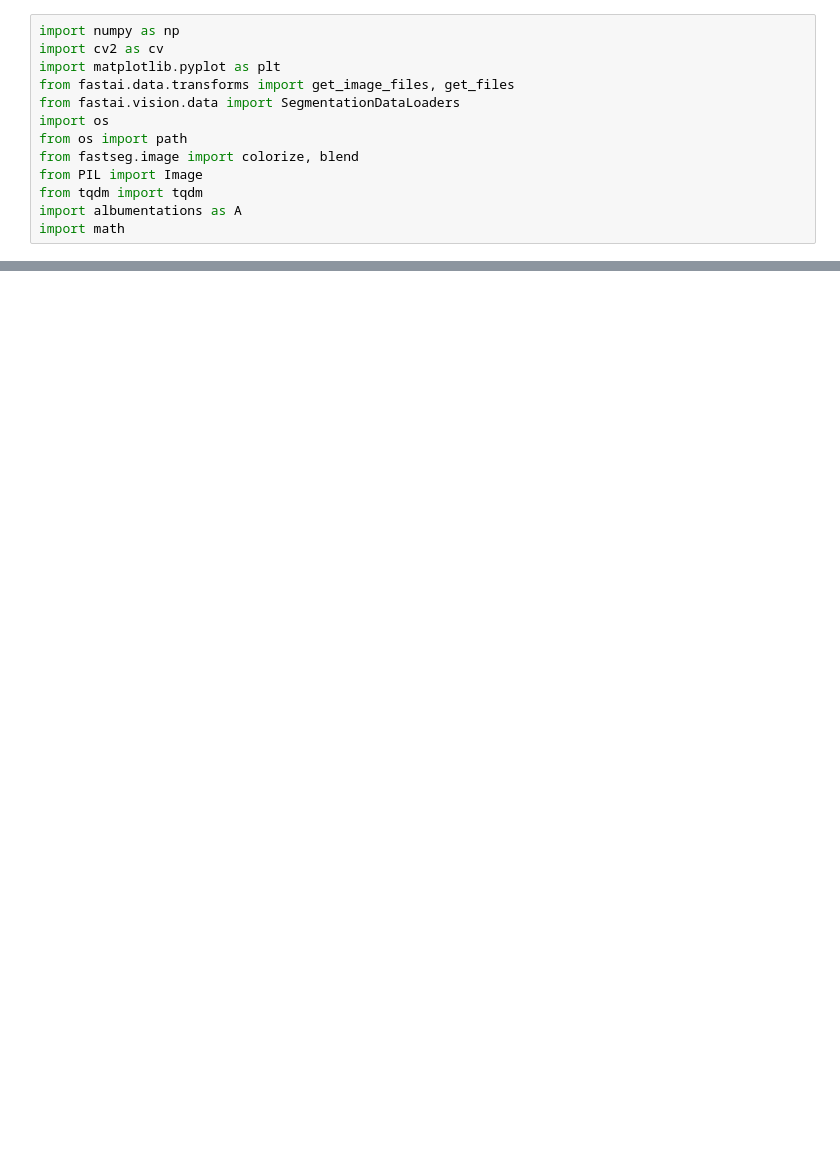
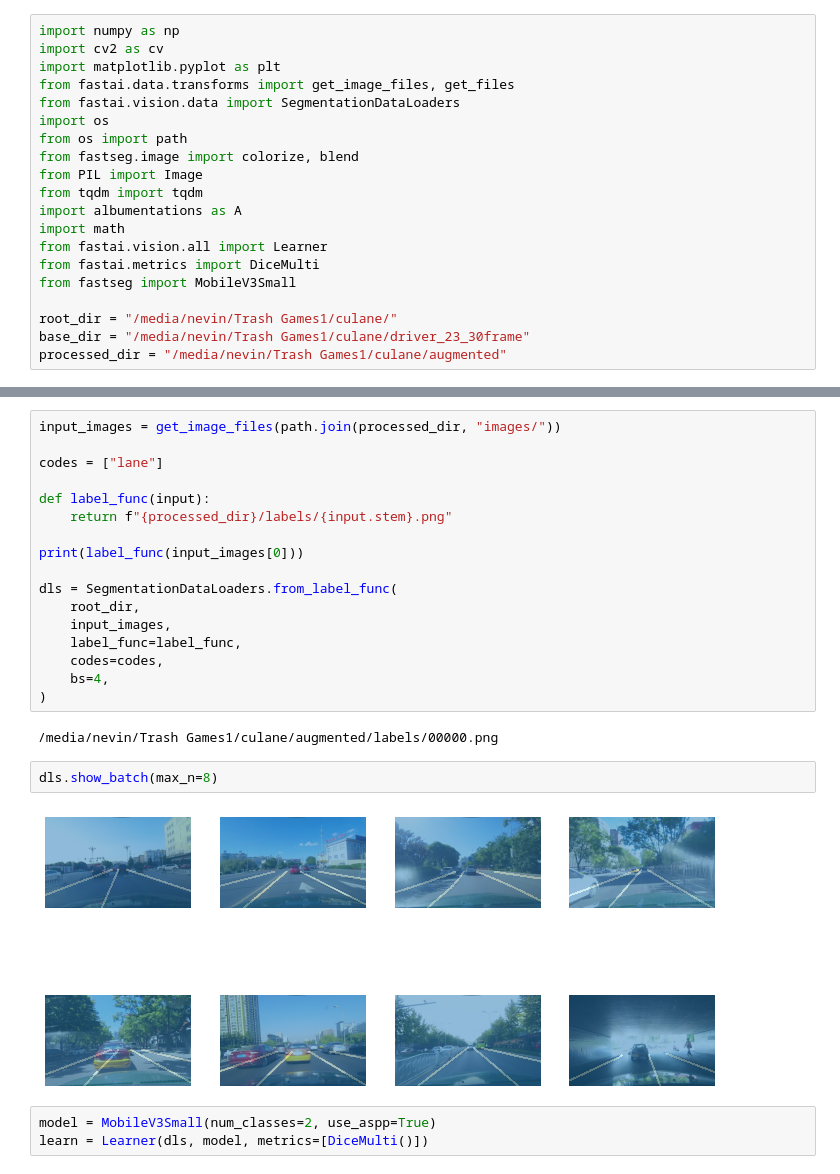
Before and after one commit to nevinpuri/slam, a Jupyter notebook: augmentation.ipynb, the cells around one changed output, grey strips where cells are left out. Cells and saved outputs as stored; diff of their text form; blank space fills up the shorter version.

```diff
--- a/augmentation.ipynb
+++ b/augmentation.ipynb
@@ -11,3 +11,10 @@ from PIL import Image
 from tqdm import tqdm
 import albumentations as A
 import math
+from fastai.vision.all import Learner
+from fastai.metrics import DiceMulti
+from fastseg import MobileV3Small
+
+root_dir = "/media/nevin/Trash Games1/culane/"
+base_dir = "/media/nevin/Trash Games1/culane/driver_23_30frame"
+processed_dir = "/media/nevin/Trash Games1/culane/augmented"
@@ -34,0 +24,26 @@ print(len(output))
+# %%
+input_images = get_image_files(path.join(processed_dir, "images/"))
+
+codes = ["lane"]
+
+def label_func(input):
+    return f"{processed_dir}/labels/{input.stem}.png"
+
+print(label_func(input_images[0]))
+
+dls = SegmentationDataLoaders.from_label_func(
+    root_dir,
+    input_images,
+    label_func=label_func,
+    codes=codes,
+    bs=4,
+)
+# %% [output]
+/media/nevin/Trash Games1/culane/augmented/labels/00000.png
+# %%
+dls.show_batch(max_n=8)
+# %% [output]
+[figure, added]
+# %%
+model = MobileV3Small(num_classes=2, use_aspp=True)
+learn = Learner(dls, model, metrics=[DiceMulti()])
```
Also changed, not shown: parts of 5 cells of this notebook.
